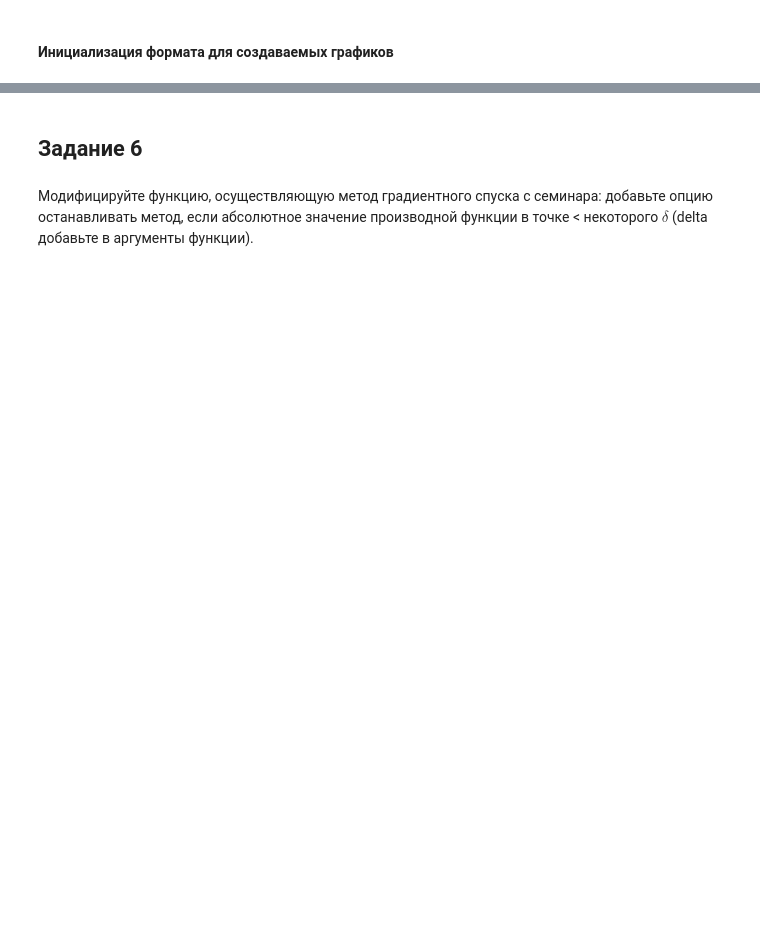
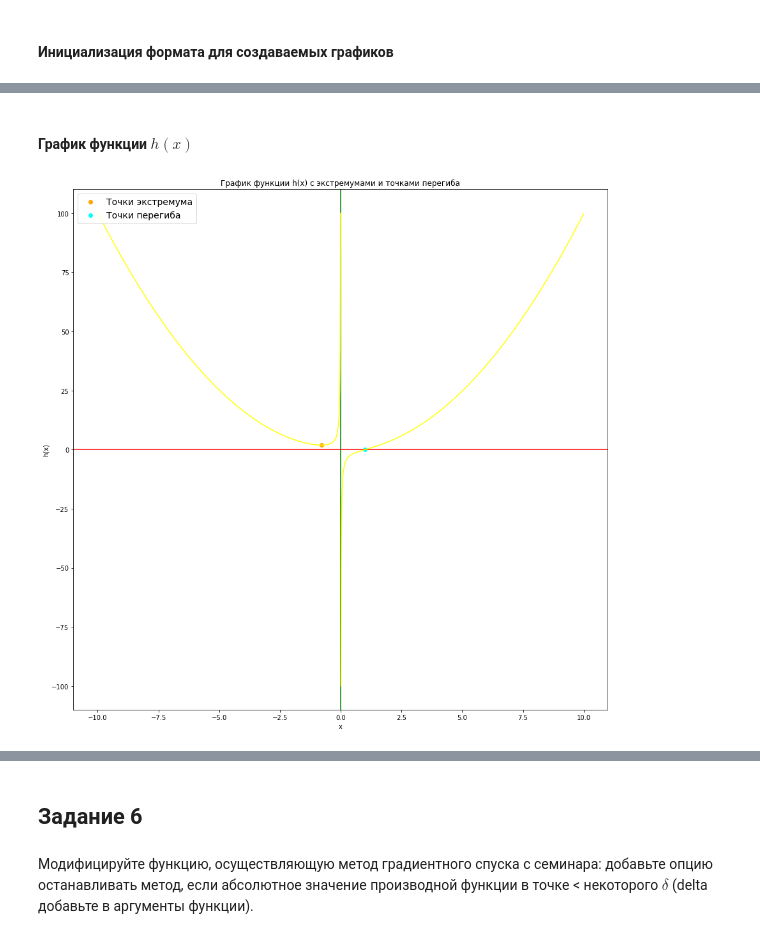
Before and after one commit to ML-HLS-Mathematics/math_home_work_01, a Jupyter notebook: mlhs_math_practice_01.ipynb, the cells around one changed output, grey strips where cells are left out. Drawn from its saved outputs; the diff is of its cells as text; code cells hidden in the pictures; blank space fills up the shorter version.

```diff
--- a/mlhs_math_practice_01.ipynb
+++ b/mlhs_math_practice_01.ipynb
@@ -403,0 +437,40 @@ draw_graphic('i(x)', i, i_x_points, list(ext_x_i), infl_x_i)
+# %% [markdown]
+#### График функции $h(x)$
+# %%
+import numpy
+
+#Подготовка координат для построения графика. Left и Right для разрыва графика, иначе, если объединить, будет некорректное построение
+x_left = numpy.arange(-10, 0, 0.01)
+x_right = numpy.arange(0, 10, 0.01)
+
+y_left = h(x_left)
+y_right = h(x_right)
+
+func_name = 'h(x)'
+plt.figure(figsize=(15, 15))
+
+plt.xlabel('x')
+plt.ylabel(func_name)
+
+# По классики жанра 3D соответствующие цвета осей
+plt.axvline(x=0, c='green')
+plt.axhline(y=0, c='red')
+
+plt.plot(x_left, y_left, 'yellow')
+plt.plot(x_right, y_right, 'yellow')
+
+plt.title(generate_title_for_extremum_and_inflection_points(func_name))
+
+extremun_scatters = plt.scatter(ext_x_h, [h(x) for x in ext_x_h], c='orange')
+inflection_scatters = plt.scatter(infl_x_h, [h(x) for x in infl_x_h], c='cyan')  #А тут уже есть точки перегиба
+
+plt.legend((extremun_scatters, inflection_scatters),
+           ('Точки экстремума', 'Точки перегиба'),
+           scatterpoints=1,
+           loc='upper left',
+           ncol=1,
+           fontsize=14)
+
+plt.show()
+# %% [output]
+[figure, added]
```
Also changed, not shown: parts of 43 cells of this notebook.
